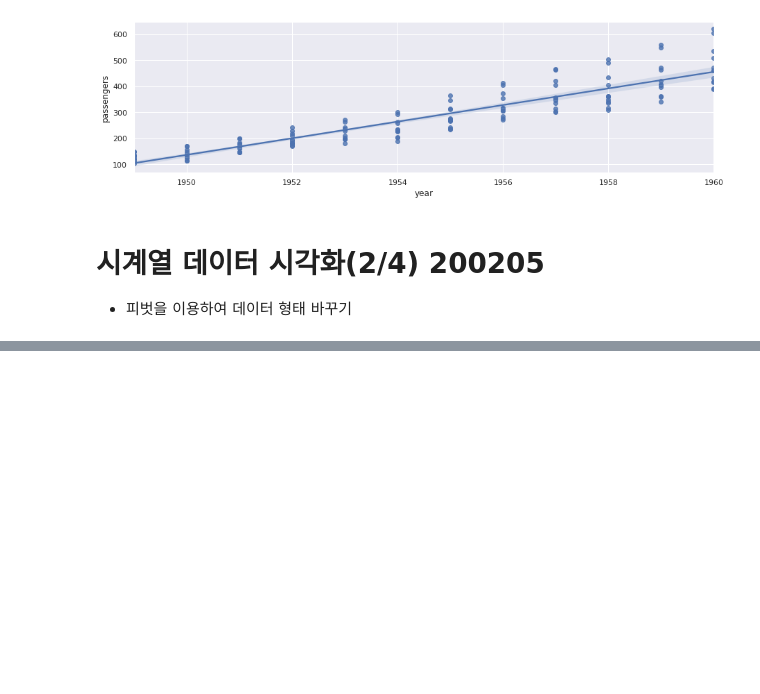
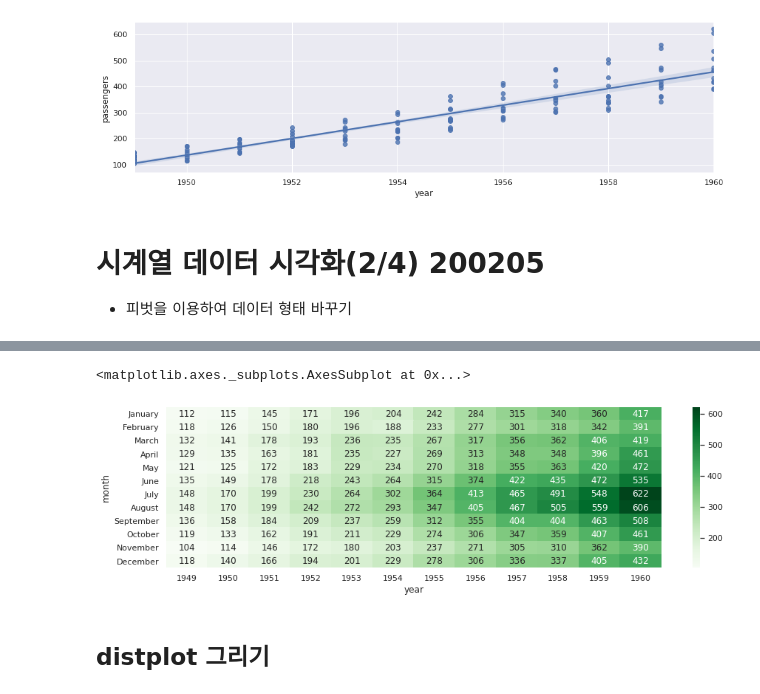
Before and after one commit to 951237/TIL, a Jupyter notebook: TIL_오늘의코딩_시계열_데이터_시각화_200205.ipynb, the cells around one changed output, grey strips where cells are left out. Saved outputs shown, nothing was run; the diff lists cells and outputs as text; code cells hidden in the pictures; blank space fills up the shorter version.

```diff
--- a/TIL_오늘의코딩_시계열_데이터_시각화_200205.ipynb
+++ b/TIL_오늘의코딩_시계열_데이터_시각화_200205.ipynb
@@ -135,0 +158,11 @@ sns.regplot(data = df, x = 'year', y = 'passengers')
+# %%
+df_h = df.pivot(index = 'month', columns = 'year', values= 'passengers')
+# %%
+plt.figure(figsize = (15, 4))
+sns.heatmap(df_h, annot=True, fmt = ".0f", cmap = 'Greens') # annote는 수치를 나타냄, fmt는 숫자의 형식을 보기좋게,
+# cmap는 수자가 많을 수록 진하게 표시(Blues, Reds, Greens 등등. 첫글자는 대문자)
+# %% [output]
+<matplotlib.axes._subplots.AxesSubplot at 0x...>
+[figure, added]
+# %% [markdown]
+## distplot 그리기
```
Also changed, not shown: parts of 22 cells of this notebook.
